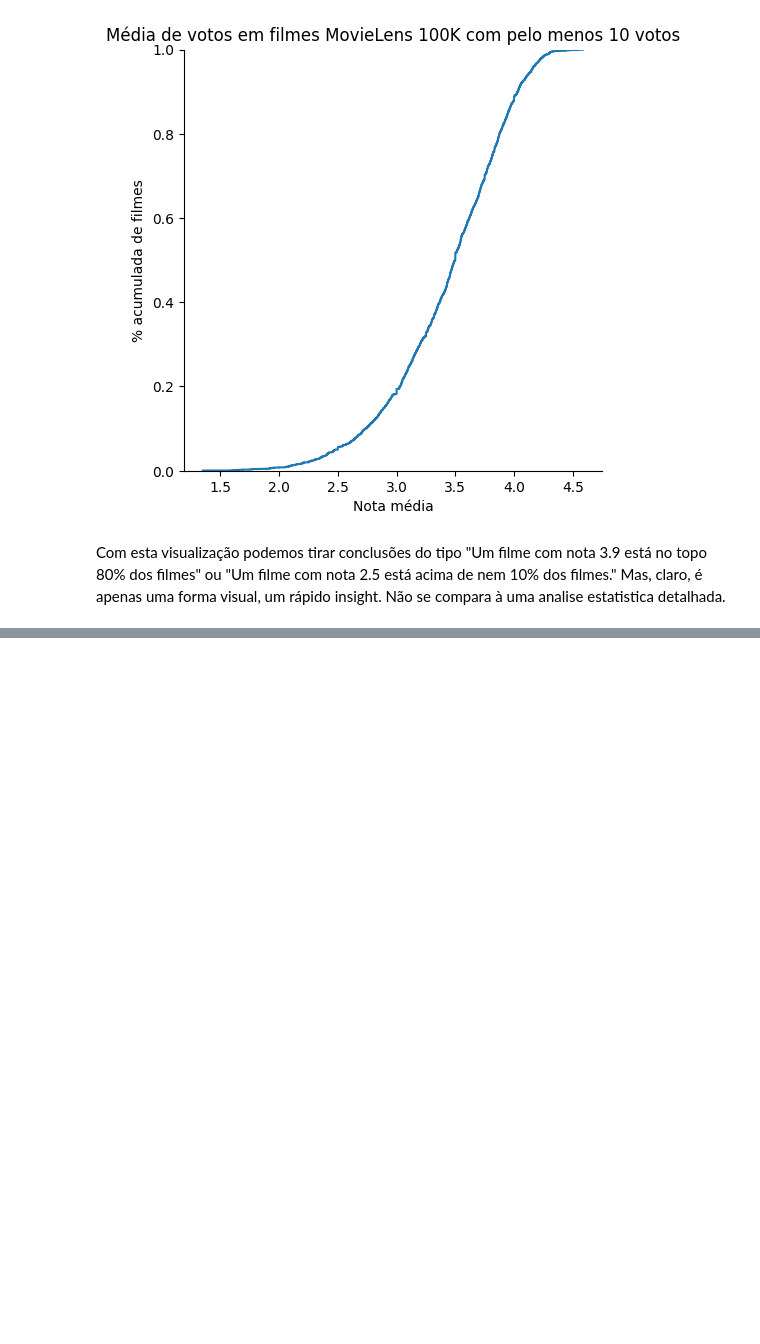
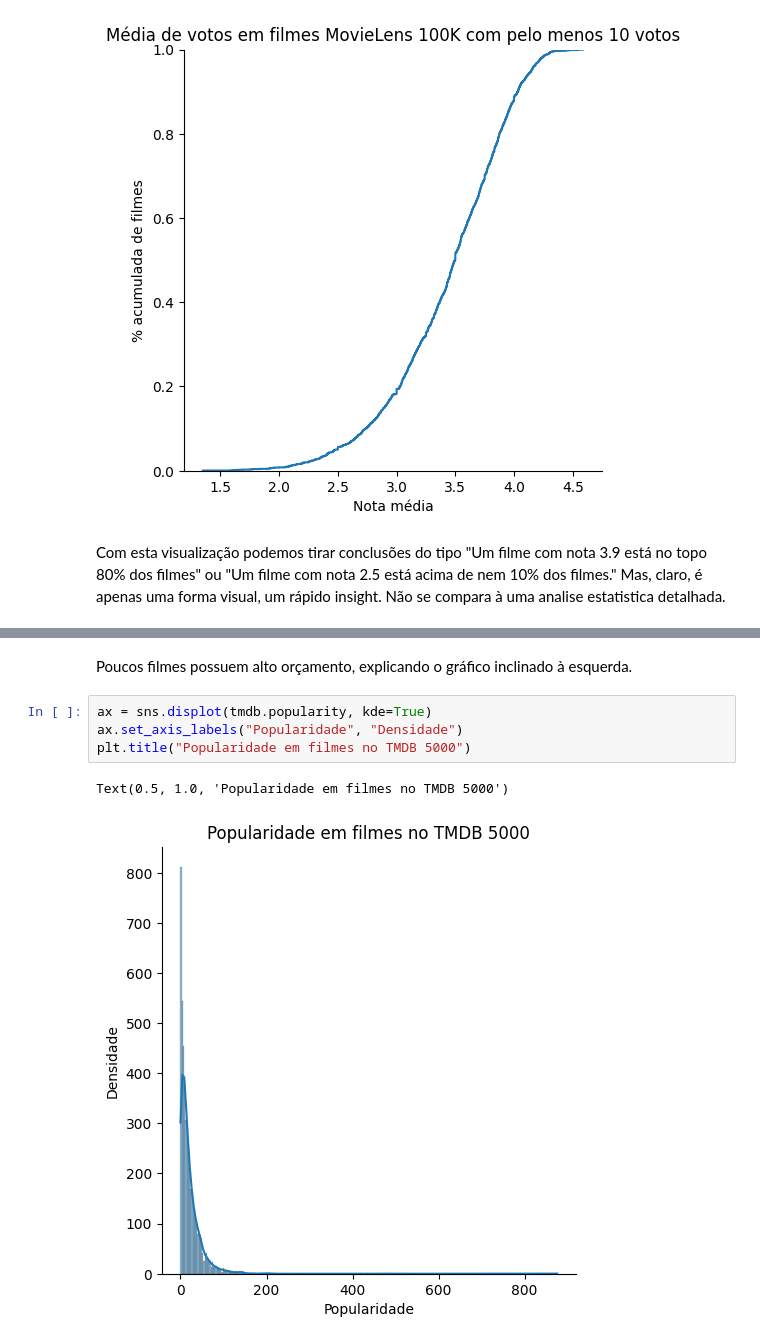
Before and after one commit to fernandowolff/estatistica_python, a Jupyter notebook: testes_estatisticos/Data Science - Introdução a Testes.ipynb, the cells around one changed output, grey strips where cells are left out. Cells and saved outputs as stored; diff of their text form; blank space fills up the shorter version.

```diff
--- a/testes_estatisticos/Data Science - Introdução a Testes.ipynb
+++ b/testes_estatisticos/Data Science - Introdução a Testes.ipynb
@@ -180,0 +205,9 @@ Com esta visualização podemos tirar conclusões do tipo "Um filme com nota 3.9
+# %% [markdown]
+Poucos filmes possuem alto orçamento, explicando o gráfico inclinado à esquerda.
+# %%
+ax = sns.displot(tmdb.popularity, kde=True)
+ax.set_axis_labels("Popularidade", "Densidade")
+plt.title("Popularidade em filmes no TMDB 5000")
+# %% [output]
+Text(0.5, 1.0, 'Popularidade em filmes no TMDB 5000')
+[figure, added]
```
Also changed, not shown: parts of 12 cells of this notebook.
